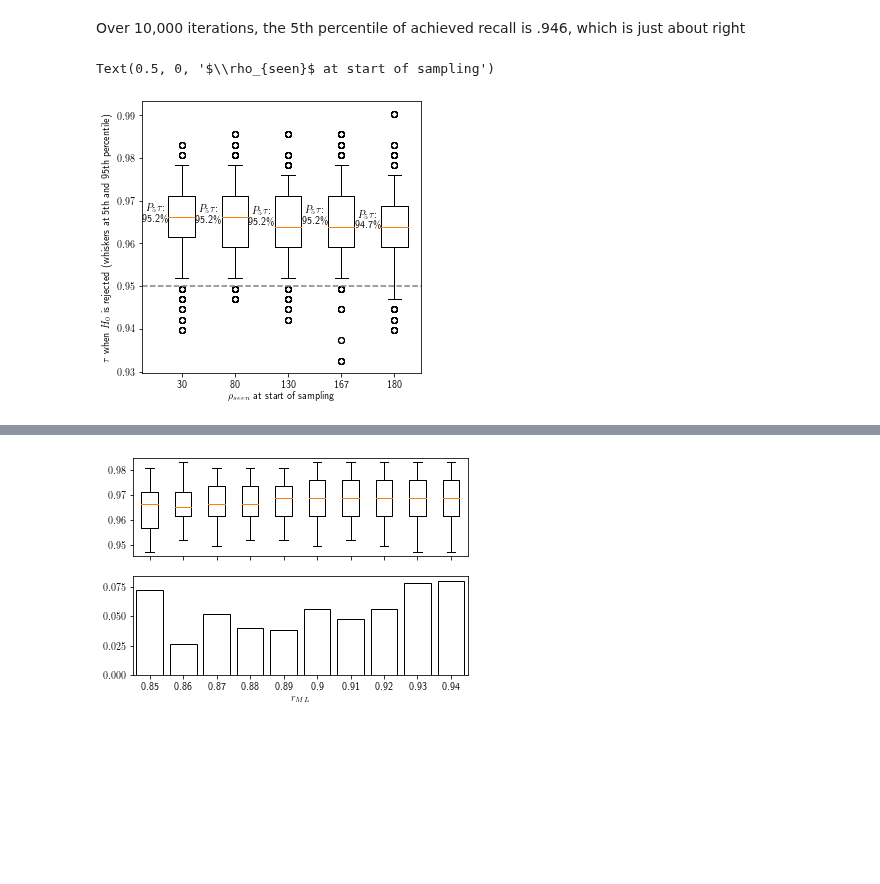
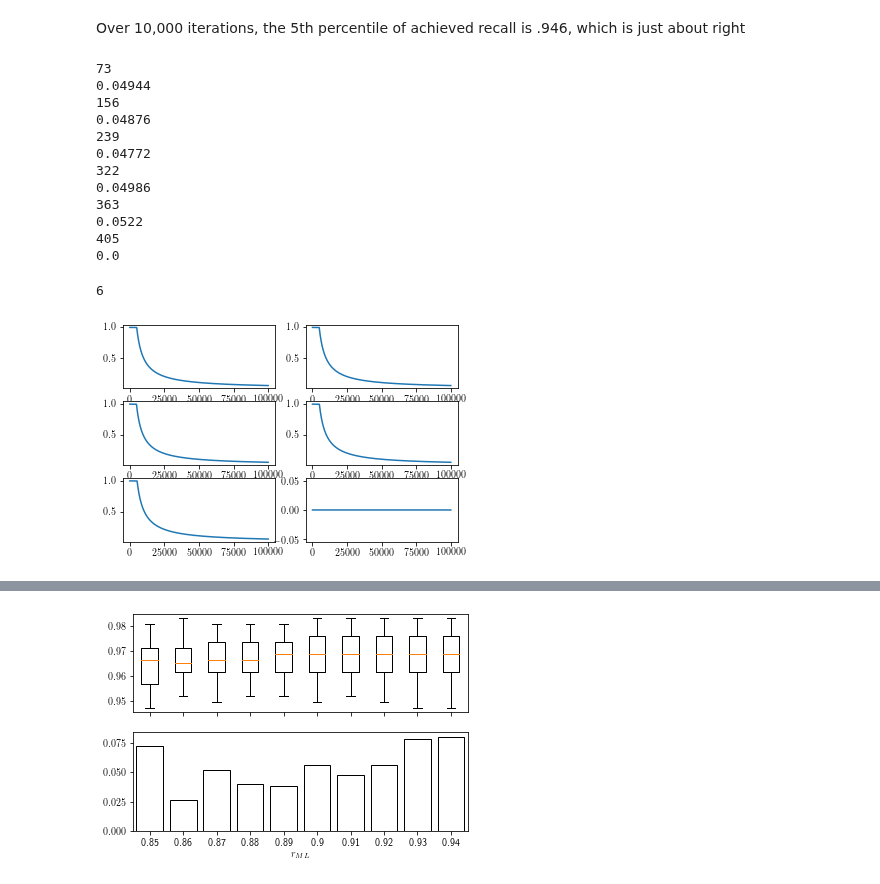
Before and after one commit to mcallaghan/rapid-screening, a Jupyter notebook: analysis/hyper_criteria_theory.ipynb, the cells around one changed output, grey strips where cells are left out. Saved outputs shown, nothing was run; the diff lists cells and outputs as text; code cells hidden in the pictures; blank space fills up the shorter version.

```diff
--- a/analysis/hyper_criteria_theory.ipynb
+++ b/analysis/hyper_criteria_theory.ipynb
@@ -219,6 +236,6 @@ Text(0, 0.5, '$P(X \\leq k)$')
 # %%
 # We can run 10 thousand random sample simulations, to see if our null hypothesis is rejected the right amount
-iterations = 1000
+iterations = 10000
 pool = multiprocessing.Pool(6) # (in parallel)
-y, h, t = zip(*pool.map(partial(draw_sample, sample=sample,r_ML=r_ML),range(iterations)))
+y, tau, h, t = zip(*pool.map(partial(draw_sample, sample=sample,r_ML=r_ML),range(iterations)))
 pool.terminate()
@@ -297,8 +336,9 @@ plt.show()
 # %% [markdown]
 Over 10,000 iterations, the 5th percentile of achieved recall is .946, which is just about right
 # %%
-r_ML_range = [30, 80, 130, 167, 180]
-iterations = 1000
+starting_targets = [.175, .375, .575, 0.775, .875, .975]
+r_ML_range = [round(x*r_tot) for x in starting_targets]
+iterations = 100000
 pool = multiprocessing.Pool(6) # (in parallel)
 tau_range = []
 for r_ml in r_ML_range:
@@ -308,26 +348,25 @@ for r_ml in r_ML_range:
     y, h, t = zip(*pool.map(partial(draw_sample, sample=sample,r_ML=r_ml),range(iterations)))
     H0_rejection_taus = np.array([x['tau'] for x in h])
     tau_range.append(H0_rejection_taus)
+    print(r_ml)
+    failure = sum(H0_rejection_taus<.95)/iterations
+    print(failure)
+
 pool.terminate()
+# %% [output]
+73
+0.04944
+156
+0.04876
+239
+0.04772
+322
+0.04986
+363
+0.0522
+405
+0.0
-# %%
-fig, ax = plt.subplots(figsize=(5,5))
-ax.boxplot(tau_range,whis=[5,95])
-ax.axhline(0.95, ls="--",c="grey")
-ax.set_xticklabels(r_ML_range)
-
-def rand_jitter(arr):
-    stdev = .01*(max(arr)-min(arr))
-    return arr + np.random.randn(len(arr)) * stdev
-
-
-for i,t in enumerate(tau_range):
-    q = np.quantile(t,0.05)
-    text = "$P_5 \\tau $:\n" + f"{q:.1%}".replace("%","\%")
-    ax.text(i+.5, t.mean(),text,usetex=True,ha="center")
-
-ax.set_ylabel(r'$\tau$ when $H_0$ is rejected (whiskers at 5th and 95th percentile)')
-ax.set_xlim(xmin=0.25)
-ax.set_xlabel(r"$\rho_{seen}$ at start of sampling")
-# %% [output]
-Text(0.5, 0, '$\\rho_{seen}$ at start of sampling')
-[figure, removed]
+# %%
+len(tau_range)
+# %% [output]
+6
@@ -334,3 +375,10 @@ Text(0.5, 0, '$\\rho_{seen}$ at start of sampling')
+# %%
+fig, axs = plt.subplots(len(tau_range)//2,2)
+for i, h in enumerate(tau_range):
+    ax = axs[i//2,i%2]
+    ax.plot(np.where(h<.95,1,0).cumsum()/np.arange(1,H0_rejection_taus.shape[0]+1))
+# %% [output]
+[figure, added]
 # %%
 fig = plt.figure(dpi=150,figsize=(7,10))
 gs = gridspec.GridSpec(len(tau_range),2,width_ratios=[2,1], hspace=0.5)
```
Also changed, not shown: parts of 10 cells of this notebook.
